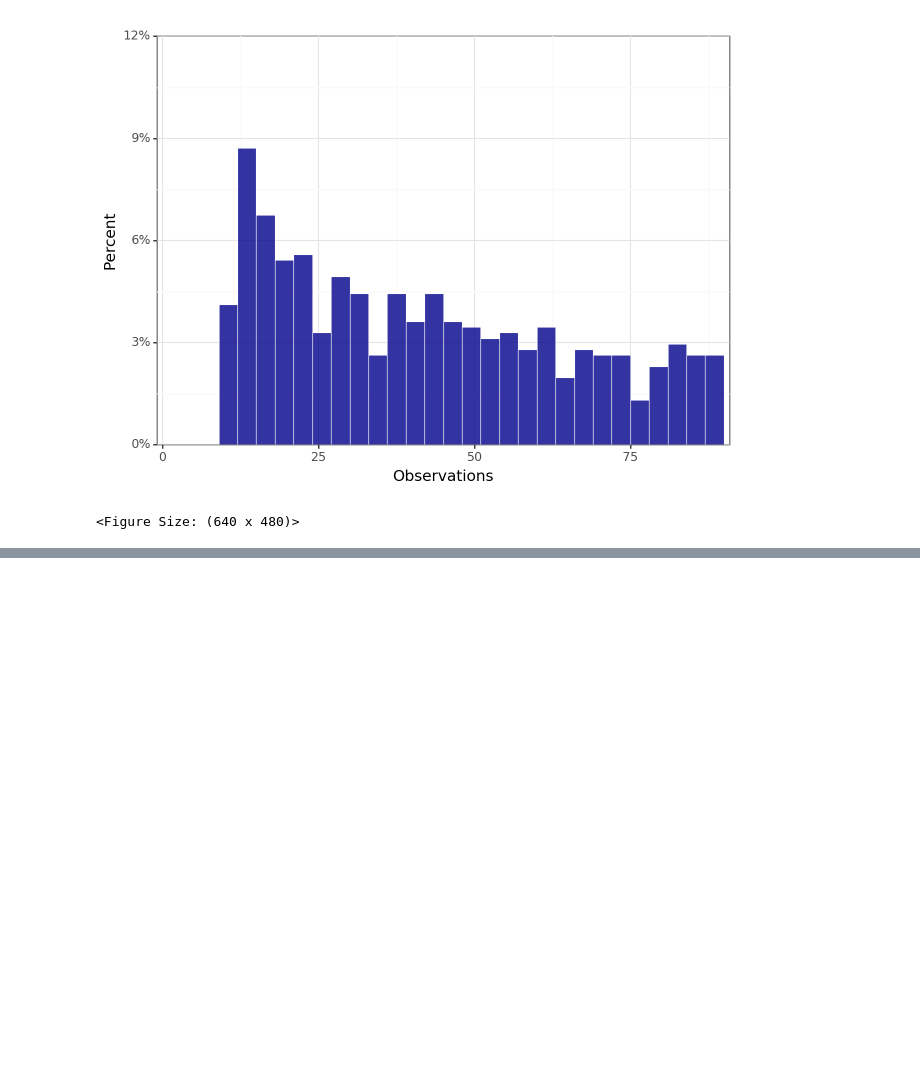
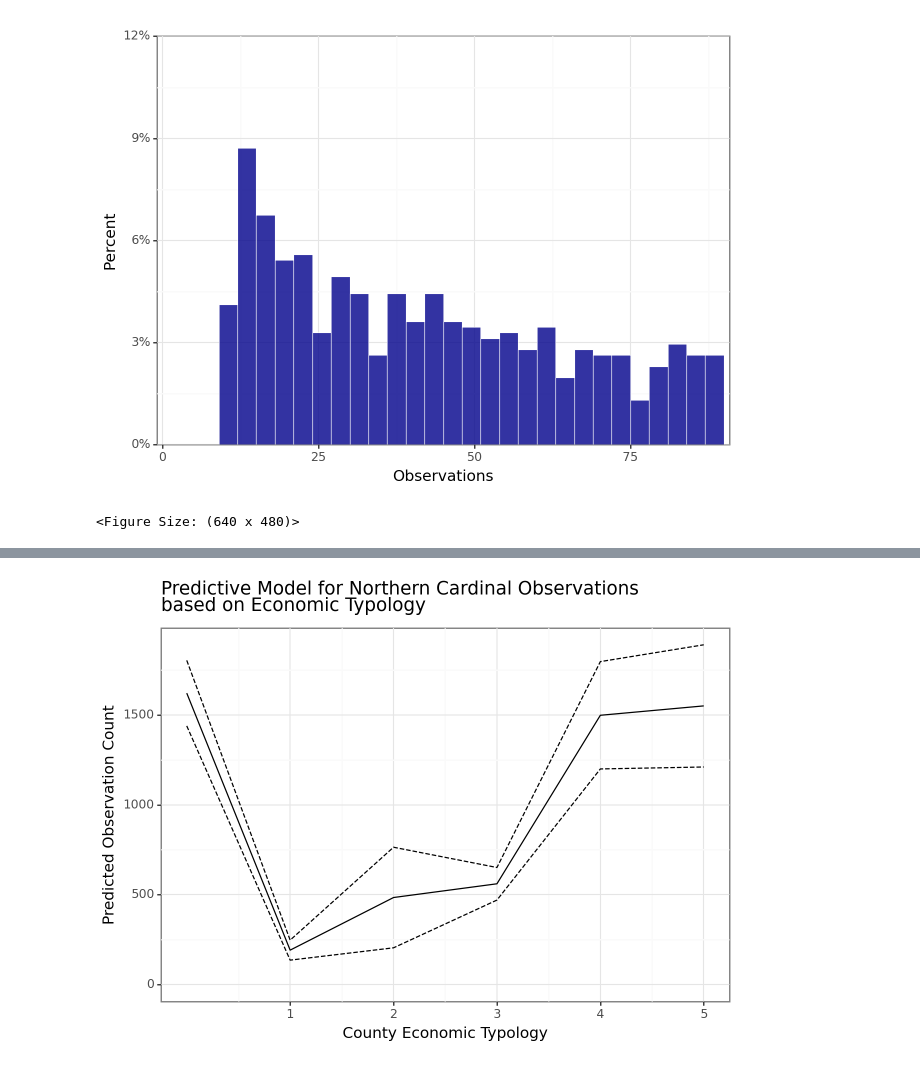
Before and after one commit to Iandrewburg/DA2_TERM_PROJECT, a Jupyter notebook: Final_Project_Data.ipynb, the cells around one changed output, grey strips where cells are left out. Cells and saved outputs as stored; diff of their text form; code cells hidden in the pictures; blank space fills up the shorter version.

```diff
--- a/Final_Project_Data.ipynb
+++ b/Final_Project_Data.ipynb
@@ -559,6 +620,36 @@ stargazer
 | F Statistic | 317.555*** (df=1; 2186) | 162.025*** (df=2; 2185) | 110.651*** (df=3; 2184) | 83.108*** (df=4; 2183) | 66.721*** (df=5; 2182) |
 |  |  |  |  |  |  |
 | Note: | *p<0.1; **p<0.05; ***p<0.01 |  |  |  |  |
+# %%
+import pandas as pd
+import numpy as np
+from plotnine import ggplot, aes, geom_line, labs, theme_bw, scale_y_continuous
+
+# Use the regression model to predict 'OBSERVATION_COUNT' based on the dataset
+pred = reg24.get_prediction(county_norcar_merged_dummies).summary_frame()
+county_norcar_merged_dummies = county_norcar_merged_dummies.assign(
+    fit=pred["mean"],
+    fit_se=pred["mean_se"],
+    CIup=pred["mean_ci_upper"],
+    CIlo=pred["mean_ci_lower"]
+)
+
+# Plotting the predictions along with their confidence intervals
+plot = (
+    ggplot(county_norcar_merged_dummies, aes(x="Economic_typology_2015", y="fit")) +  # Assuming 'UrbanInfluence_2' is the x-axis variable
+    geom_line() +  # Plot the line for fit values
+    geom_line(aes(y="CIup"), linetype="dashed") +  # Plot the upper CI
+    geom_line(aes(y="CIlo"), linetype="dashed") +  # Plot the lower CI
+    labs(title="Predictive Model for Northern Cardinal Observations\nbased on Economic Typology",
+         x="County Economic Typology", y="Predicted Observation Count") +
+    theme_bw() +  # Apply a black-and-white theme
+    scale_x_continuous(breaks=range(1,6)) +
+    scale_y_continuous(limits=(0, county_norcar_merged_dummies['CIup'].max()))  # Adjust y-axis to start at 0 and end at the max upper CI
+)
+
+print(plot)
+# %% [output]
+[figure, added]
 # %%
 # OLS on Rural-Urban Continuum Codes
 # reg25 = smf.ols(formula="OBSERVATION_COUNT ~ CENSUS_2020_POP", data=county_norcar_merged_dummies).fit(cov_type="HC1") # Unconditional
```
Also changed, not shown: parts of 9 cells of this notebook.
